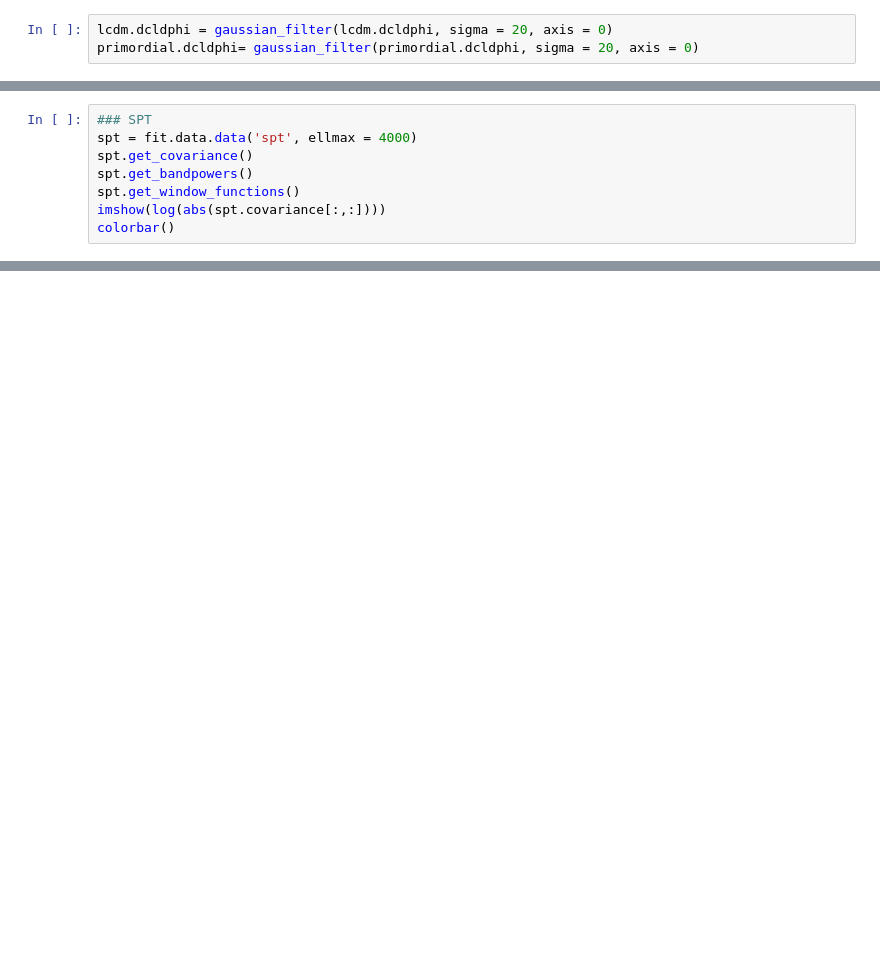
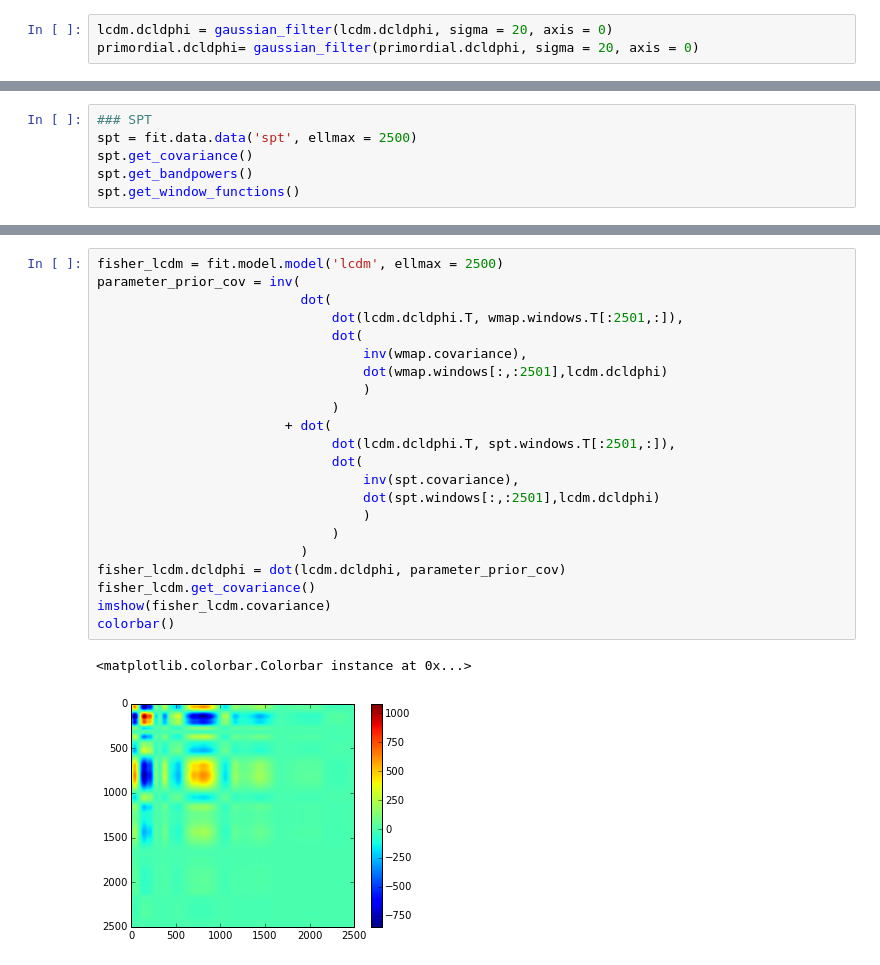
Before and after one commit to bfollinprm/cmbfittest, a Jupyter notebook: wmap_spt.ipynb, the cells around one changed output, grey strips where cells are left out. Saved outputs shown, nothing was run; the diff lists cells and outputs as text; blank space fills up the shorter version.

```diff
--- a/wmap_spt.ipynb
+++ b/wmap_spt.ipynb
@@ -26,8 +29,6 @@ savefig('responses.png')
 # %%
 ### SPT
-spt = fit.data.data('spt', ellmax = 4000)
+spt = fit.data.data('spt', ellmax = 2500)
 spt.get_covariance()
 spt.get_bandpowers()
 spt.get_window_functions()
-imshow(log(abs(spt.covariance[:,:])))
-colorbar()
@@ -137,0 +55,25 @@ semilogy(diag(inv_covariance[2:,2:]));
+# %%
+fisher_lcdm = fit.model.model('lcdm', ellmax = 2500)
+parameter_prior_cov = inv(
+                          dot(
+                              dot(lcdm.dcldphi.T, wmap.windows.T[:2501,:]),
+                              dot(
+                                  inv(wmap.covariance),
+                                  dot(wmap.windows[:,:2501],lcdm.dcldphi)
+                                  )
+                              )
+                        + dot(
+                              dot(lcdm.dcldphi.T, spt.windows.T[:2501,:]),
+                              dot(
+                                  inv(spt.covariance),
+                                  dot(spt.windows[:,:2501],lcdm.dcldphi)
+                                  )
+                              )
+                          )
+fisher_lcdm.dcldphi = dot(lcdm.dcldphi, parameter_prior_cov)
+fisher_lcdm.get_covariance()
+imshow(fisher_lcdm.covariance)
+colorbar()
+# %% [output]
+<matplotlib.colorbar.Colorbar instance at 0x...>
+[figure, added]
```
Also changed, not shown: parts of 22 cells of this notebook, 5 other files.
